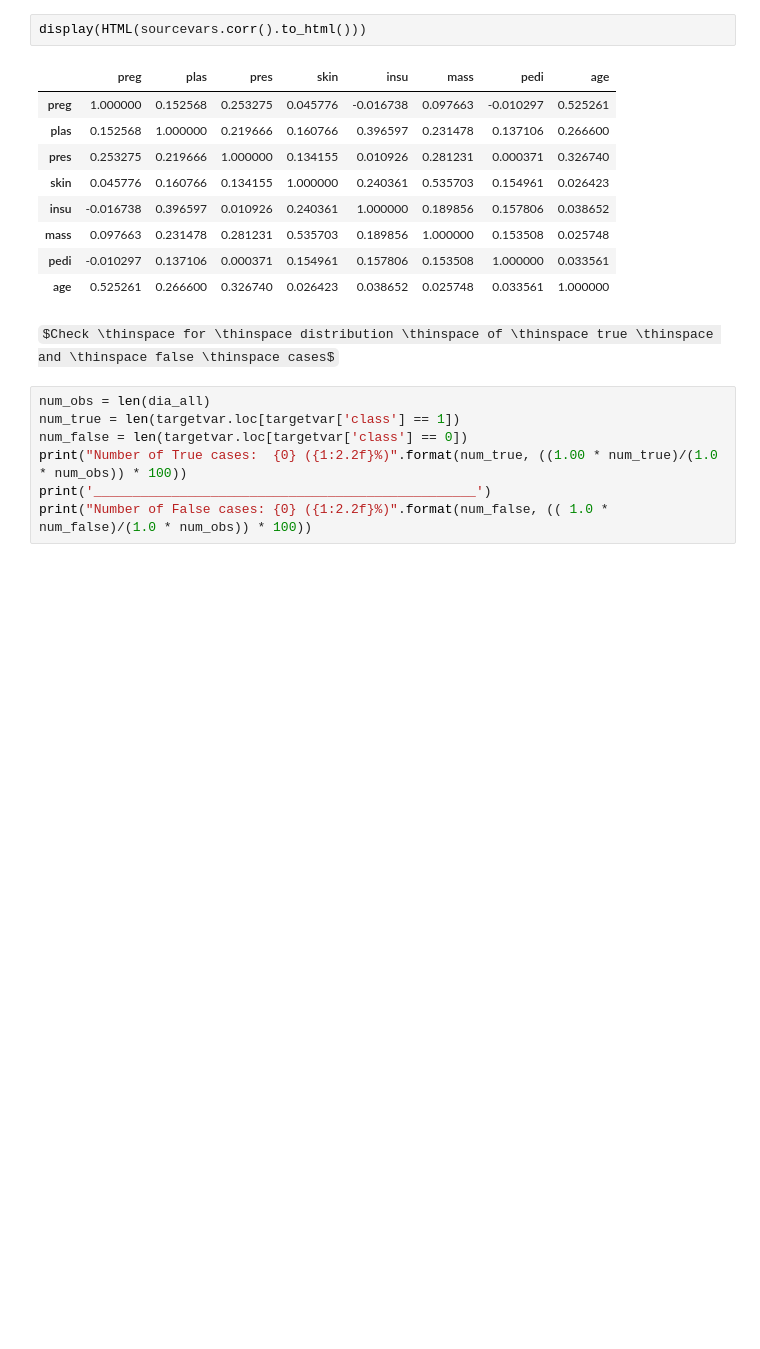
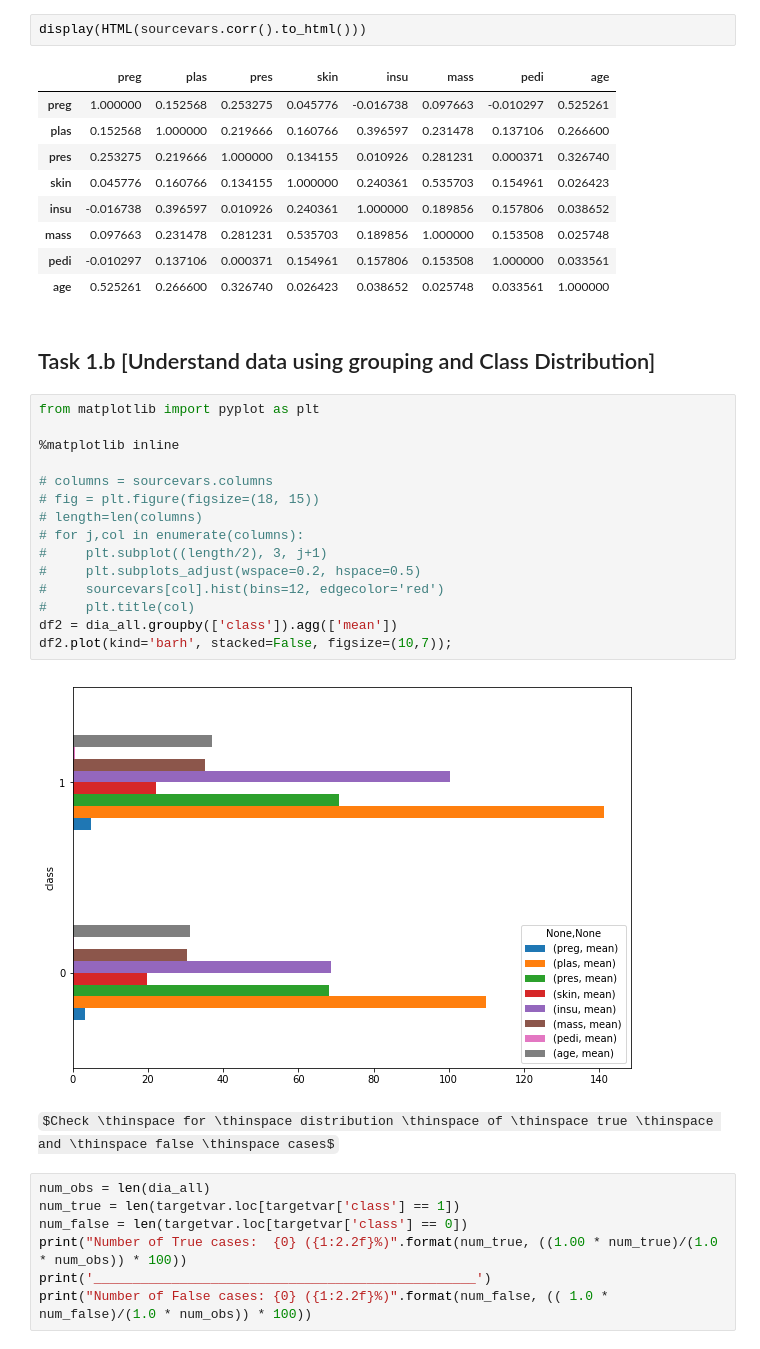
Before and after one commit to Aarif1430/CourseWork_2020, a Jupyter notebook: ECM445_CW_1/coursework1_template.ipynb, the cells around one changed output. Saved outputs shown, nothing was run; the diff lists cells and outputs as text; some formulas as TeX source; blank space fills up the shorter version.

```diff
--- a/ECM445_CW_1/coursework1_template.ipynb
+++ b/ECM445_CW_1/coursework1_template.ipynb
@@ -122,6 +119,25 @@ display(HTML(sourcevars.corr().to_html()))
 | mass | 0.097663 | 0.231478 | 0.281231 | 0.535703 | 0.189856 | 1.000000 | 0.153508 | 0.025748 |
 | pedi | -0.010297 | 0.137106 | 0.000371 | 0.154961 | 0.157806 | 0.153508 | 1.000000 | 0.033561 |
 | age | 0.525261 | 0.266600 | 0.326740 | 0.026423 | 0.038652 | 0.025748 | 0.033561 | 1.000000 |
+# %% [markdown]
+   ## Task 1.b [Understand data using grouping and Class Distribution]
+# %%
+from matplotlib import pyplot as plt
+
+%matplotlib inline
+
+# columns = sourcevars.columns
+# fig = plt.figure(figsize=(18, 15))
+# length=len(columns)
+# for j,col in enumerate(columns):
+#     plt.subplot((length/2), 3, j+1)
+#     plt.subplots_adjust(wspace=0.2, hspace=0.5)
+#     sourcevars[col].hist(bins=12, edgecolor='red')
+#     plt.title(col)
+df2 = dia_all.groupby(['class']).agg(['mean'])
+df2.plot(kind='barh', stacked=False, figsize=(10,7));
+# %% [output]
+[figure, added]
 # %% [markdown]
 $Check \thinspace for \thinspace distribution \thinspace of \thinspace true \thinspace and \thinspace false \thinspace cases$
 # %%
```
Also changed, not shown: parts of 39 cells of this notebook.
